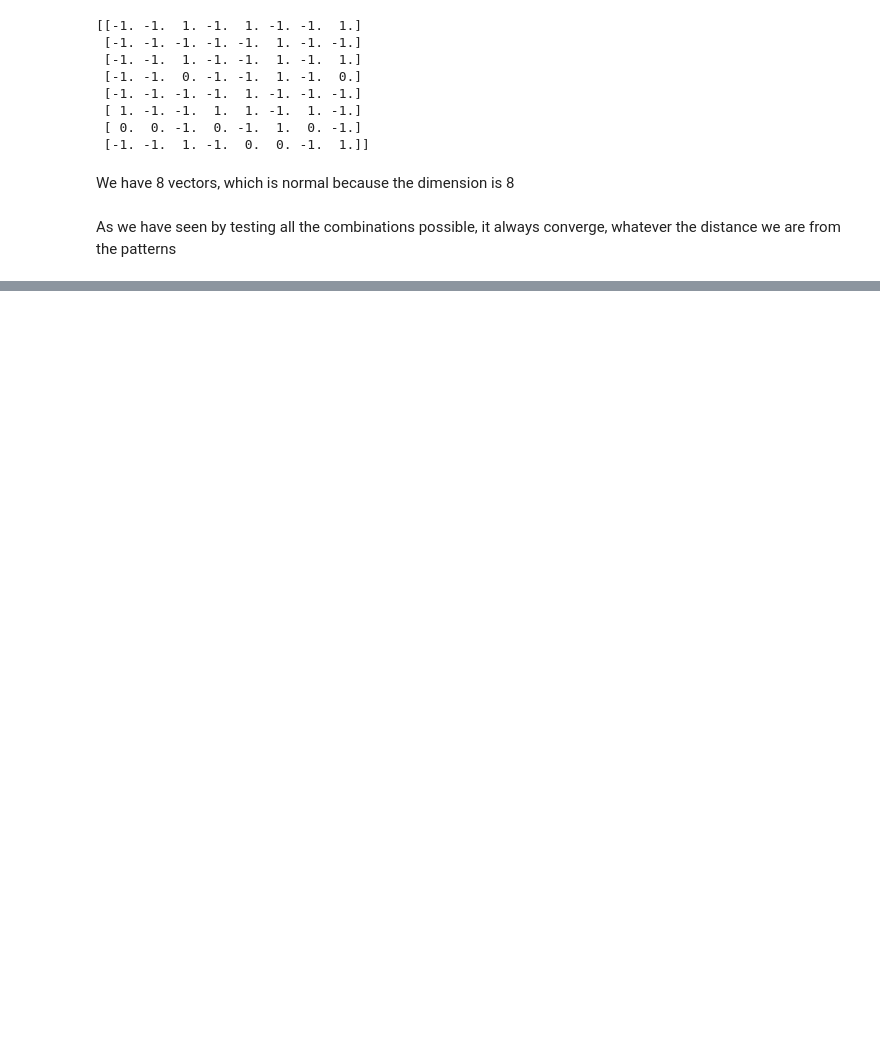
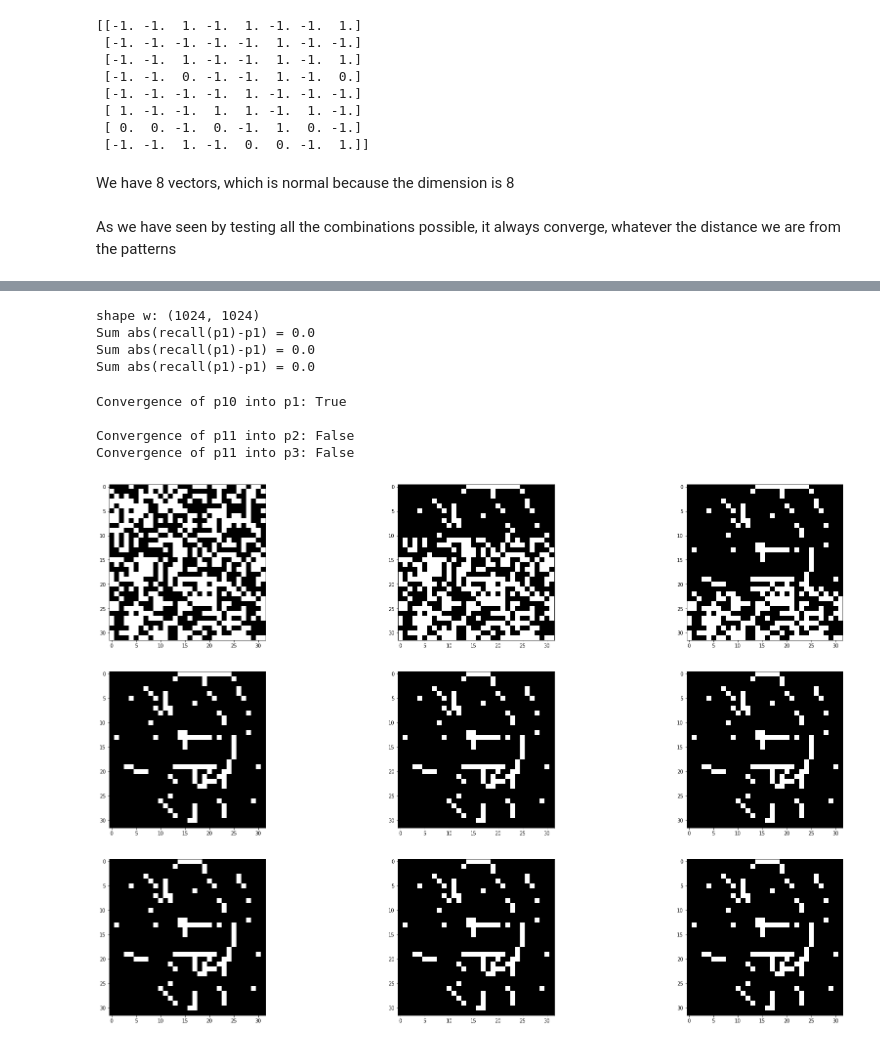
Before and after one commit to romainrey/ANN_DD2437, a Jupyter notebook: Labs_Code/Lab3/Lab3 Romain.ipynb, the cells around one changed output, grey strips where cells are left out. Cells and saved outputs as stored; diff of their text form; code cells hidden in the pictures; blank space fills up the shorter version.

```diff
--- a/Labs_Code/Lab3/Lab3 Romain.ipynb
+++ b/Labs_Code/Lab3/Lab3 Romain.ipynb
@@ -127,0 +154,63 @@ As we have seen by testing all the combinations possible, it always converge, wh
+# %%
+# Checking stability of the three patterns
+i_max = 3
+w = create_w([np.array([pict[i,:]]) for i in range(i_max)], 1024)
+print("shape w:", w.shape)
+for i in range(i_max):
+    print("Sum abs(recall(p1)-p1) =", np.sum(abs(update_vect(w, pict[0,:])-pict[0,:])))
+# %% [output]
+shape w: (1024, 1024)
+Sum abs(recall(p1)-p1) = 0.0
+Sum abs(recall(p1)-p1) = 0.0
+Sum abs(recall(p1)-p1) = 0.0
+# %%
+# Test on p10 and p11
+vect = convergence(w, pict[9,:])
+print("Convergence of p10 into p1:",np.sum(vect == pict[0,:])==1024, '\n')
+
+vect = convergence(w, pict[10,:])
+print("Convergence of p11 into p2:",np.sum(vect == pict[1,:])==1024)
+print("Convergence of p11 into p3:",np.sum(vect == pict[2,:])==1024)
+# %% [output]
+Convergence of p10 into p1: True
+
+Convergence of p11 into p2: False
+Convergence of p11 into p3: False
+# %%
+# On random vect
+random_vect = 2*np.random.randint(2, size=1024)-1
+# %%
+# compile the result of sign( sum ( wij * xj)) but one component after the other
+# matrix with results
+m = np.array([])
+# number of iterations
+k, old_k = 0, 0
+# step of tracks
+k_step = 100
+
+x_new = [i for i in random_vect] # deep copy
+n = w.shape[0]
+diff = 1
+while diff != 0:
+    old_x = np.array([i for i in x_new])
+    for i in range(n):
+        xi = 0
+        for j in range(n):
+            xi += w[i,j]*x_new[j]
+        x_new[i] = np.sign(xi)
+
+        k += 1
+        if(k % 100 != old_k % 100):
+            m = np.concatenate([m,x_new])
+            old_k = k
+    diff = np.sum(abs(old_x-x_new))
+m = m.reshape([3072,1024])
+# %%
+n = m.shape[0]
+inc = int(n/9)
+fig, ax = plt.subplots(3,3, figsize = [30,20])
+for i in range(3):
+    for j in range(3):
+        plot_pict(ax=ax[i,j], v=m[i*3*inc + j*inc])
+# %% [output]
+[figure, added]
```
Also changed, not shown: parts of 11 cells of this notebook.
